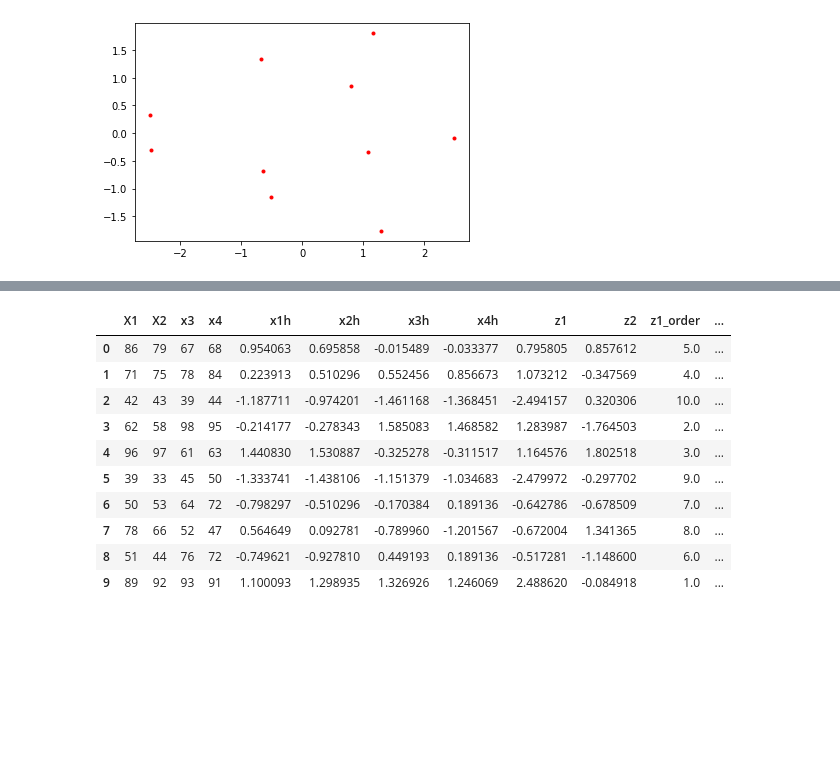
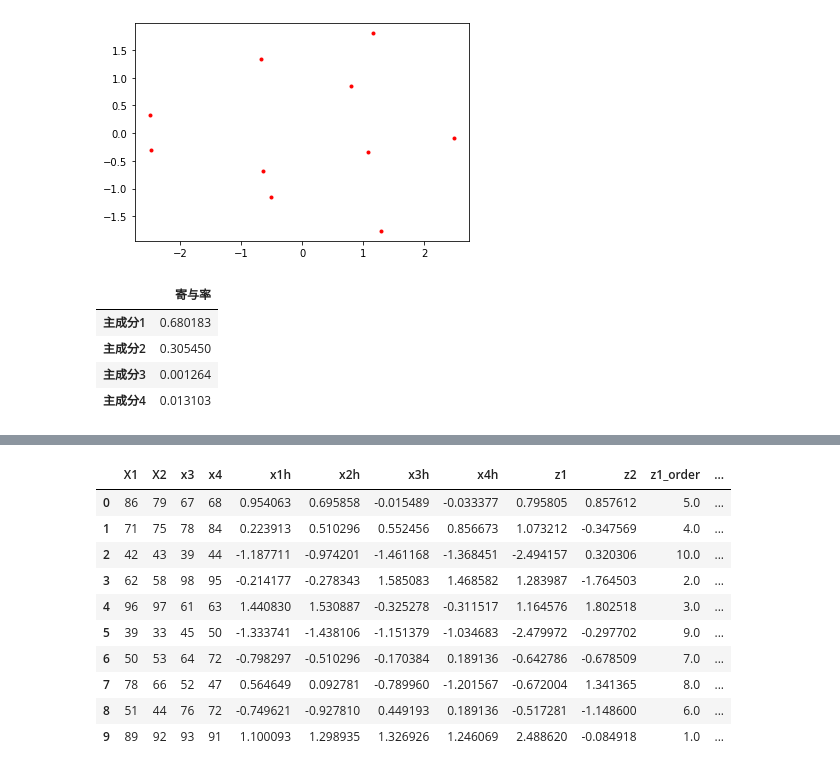
Before and after one commit to englishta/algorithm, a Jupyter notebook: prac2.ipynb, the cells around one changed output, grey strips where cells are left out. Drawn from its saved outputs; the diff is of its cells as text; code cells hidden in the pictures; blank space fills up the shorter version.

```diff
--- a/prac2.ipynb
+++ b/prac2.ipynb
@@ -36,3 +41,11 @@ A= [[ 0.48727267  0.52733742  0.48528898 -0.49897415]
  [ 0.49348793 -0.51587204  0.532559    0.45467198]]
 [<matplotlib.lines.Line2D at 0x...>]
 [figure]
+# %%
+df_rate
+# %% [output]
+|  | 寄与率 |
+| 主成分1 | 0.680183 |
+| 主成分2 | 0.305450 |
+| 主成分3 | 0.001264 |
+| 主成分4 | 0.013103 |
```
Also changed, not shown: parts of 2 cells of this notebook, 1 other file.
